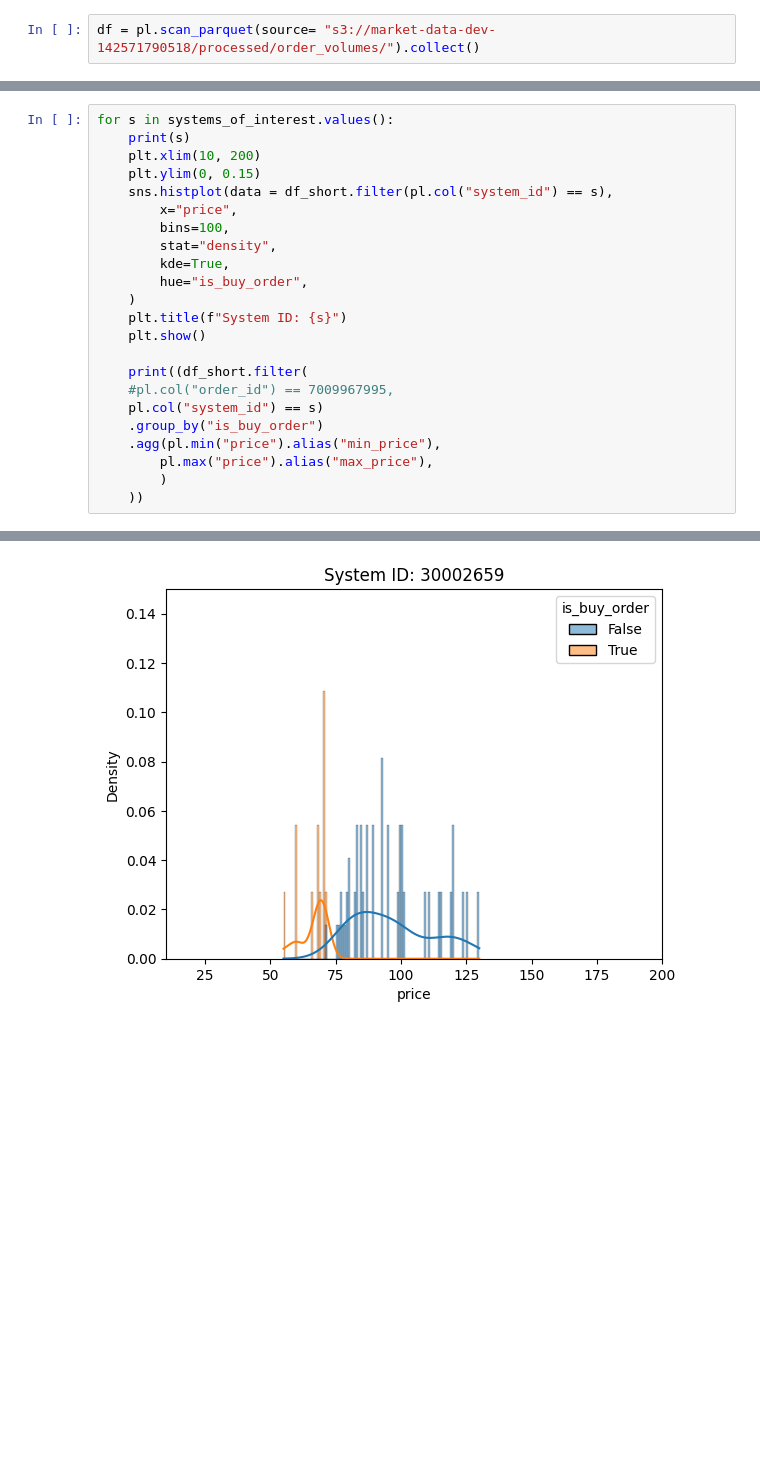
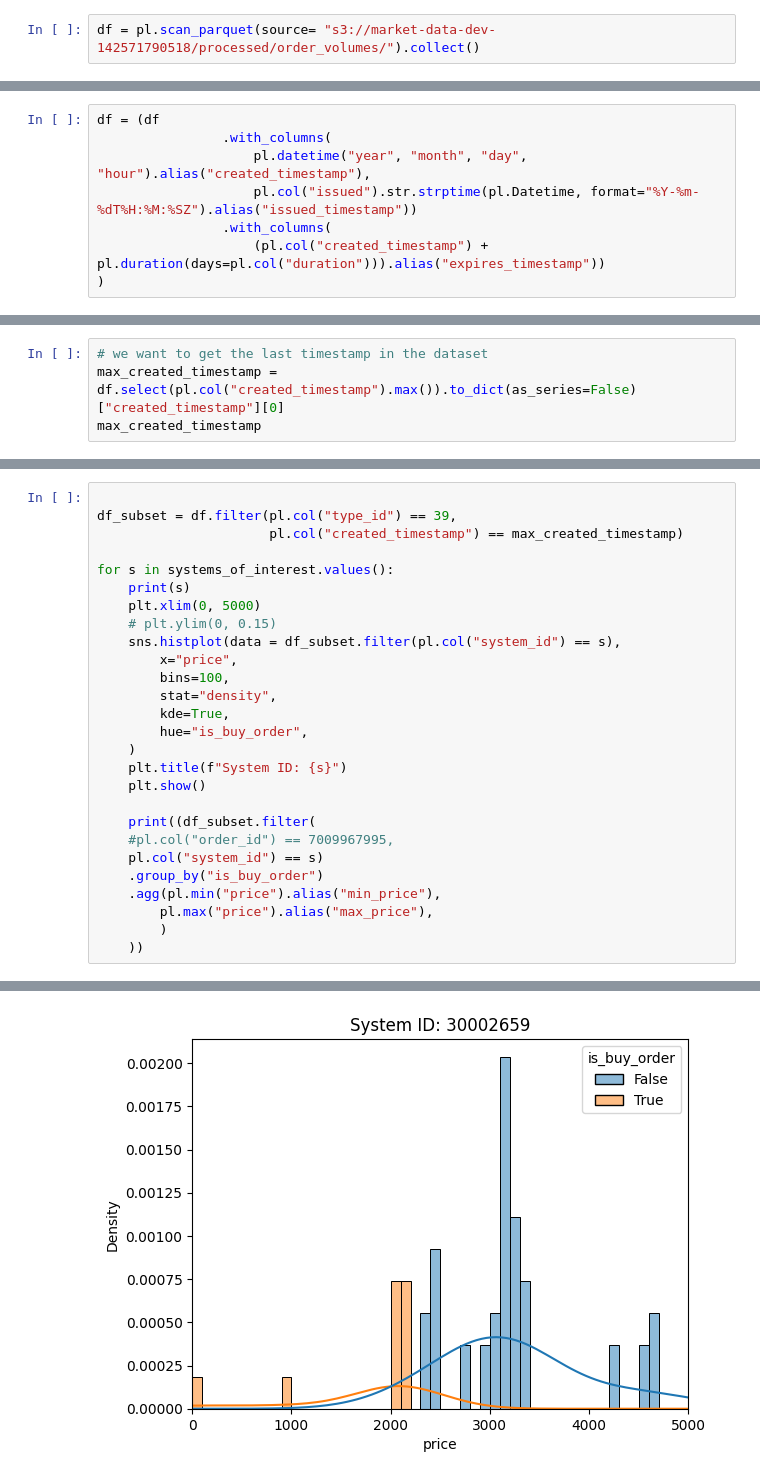
Before and after one commit to ThomasGVoss/EveMarketData, a Jupyter notebook: notebooks/eda_orders.ipynb, the cells around one changed output, grey strips where cells are left out. Cells and saved outputs as stored; diff of their text form; blank space fills up the shorter version.

```diff
--- a/notebooks/eda_orders.ipynb
+++ b/notebooks/eda_orders.ipynb
@@ -84,0 +53,8 @@ shape: (2, 16)
+# %%
+df = (df
+                .with_columns(
+                    pl.datetime("year", "month", "day", "hour").alias("created_timestamp"),
+                    pl.col("issued").str.strptime(pl.Datetime, format="%Y-%m-%dT%H:%M:%SZ").alias("issued_timestamp"))
+                .with_columns(
+                    (pl.col("created_timestamp") + pl.duration(days=pl.col("duration"))).alias("expires_timestamp"))
+)
@@ -101,0 +142,4 @@ sns.lineplot(data=df_short,
+# %%
+# we want to get the last timestamp in the dataset
+max_created_timestamp = df.select(pl.col("created_timestamp").max()).to_dict(as_series=False)["created_timestamp"][0]
+max_created_timestamp
@@ -102,9 +172,13 @@ sns.lineplot(data=df_short,
 # %%
+
+df_subset = df.filter(pl.col("type_id") == 39,
+                      pl.col("created_timestamp") == max_created_timestamp)
+
 for s in systems_of_interest.values():
     print(s)
-    plt.xlim(10, 200)
-    plt.ylim(0, 0.15)
-    sns.histplot(data = df_short.filter(pl.col("system_id") == s),
+    plt.xlim(0, 5000)
+    # plt.ylim(0, 0.15)
+    sns.histplot(data = df_subset.filter(pl.col("system_id") == s),
         x="price",
         bins=100,
         stat="density",
@@ -114,7 +188,7 @@ for s in systems_of_interest.values():
     plt.title(f"System ID: {s}")
     plt.show()
 
-    print((df_short.filter(
+    print((df_subset.filter(
     #pl.col("order_id") == 7009967995,
     pl.col("system_id") == s)
     .group_by("is_buy_order")
@@ -147,6 +221,6 @@ shape: (2, 3)
 └──────────────┴───────────┴───────────┘
 30002659
-[figure, old version]
+[figure, new version]
 shape: (2, 3)
 ┌──────────────┬───────────┬───────────┐
 │ is_buy_order ┆ min_price ┆ max_price │
```
Also changed, not shown: parts of 24 cells of this notebook, 7 other files.
